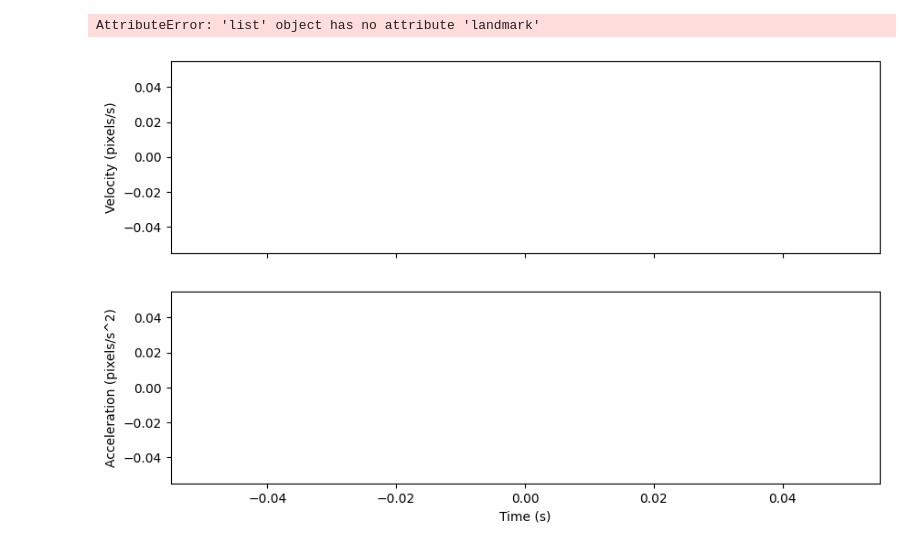
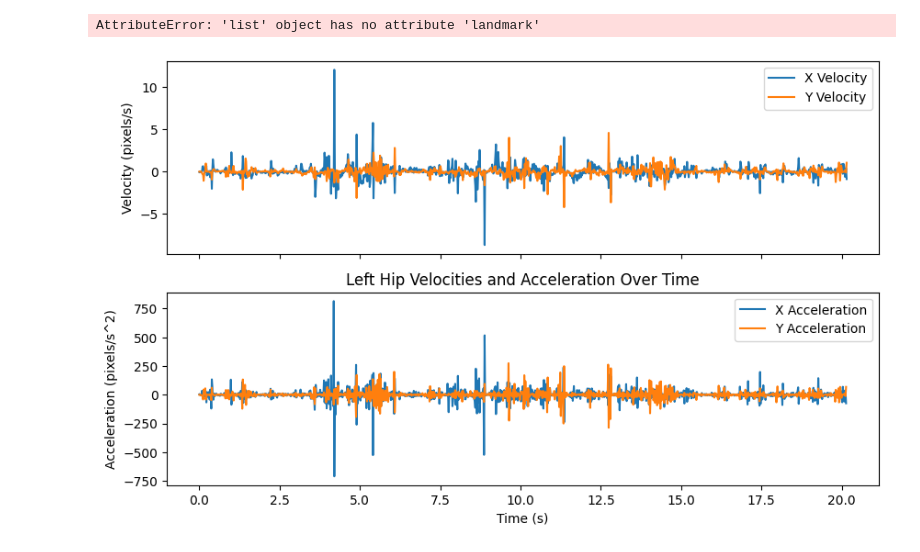
Before and after one commit to SloughJE/aerial_straps_classifier, a Jupyter notebook: noteboooks/test.ipynb, the cells around one changed output. Saved outputs shown, nothing was run; the diff lists cells and outputs as text; code cells hidden in the pictures.

```diff
--- a/noteboooks/test.ipynb
+++ b/noteboooks/test.ipynb
@@ -261,38 +337,44 @@ def extract_keypoints(input_video):
 
     cap.release()
 
     return keypoints, fps
 
 def calculate_velocity_acceleration(keypoints, fps, landmark):
     coordinates = np.array([(lm.x, lm.y) for frame in keypoints for lm in frame.landmark[landmark:landmark+1]])
 
     # Calculate the velocity.
     velocity = np.diff(coordinates, axis=0) * fps
 
     # Calculate the acceleration.
     acceleration = np.diff(velocity, axis=0) * fps
 
     return velocity, acceleration
 
-def plot_velocity_acceleration(velocity, acceleration, fps):
+def plot_velocity_acceleration(velocity, acceleration, fps, landmark):
     time = np.arange(0, len(velocity)) / fps
 
     fig, (ax1, ax2) = plt.subplots(2, 1, figsize=(10, 6), sharex=True)
 
-    ax1.plot(time, velocity)
+    ax1.plot(time, velocity[:, 0], label="X Velocity")
+    ax1.plot(time, velocity[:, 1], label="Y Velocity")
     ax1.set_ylabel("Velocity (pixels/s)")
+    ax1.legend(loc="upper right")
 
-    ax2.plot(time[:-1], acceleration)
+    ax2.plot(time[:-1], acceleration[:, 0], label="X Acceleration")
+    ax2.plot(time[:-1], acceleration[:, 1], label="Y Acceleration")
     ax2.set_xlabel("Time (s)")
     ax2.set_ylabel("Acceleration (pixels/s^2)")
-
+    ax2.legend(loc="upper right")
+    plt.title(f"{landmark_definitions[landmark]} Velocities and Acceleration Over Time")
     plt.show()
 
-input_video = 'input_video.mp4' # Your input video file
-landmark = 15 # Index of the right wrist landmark in MediaPipe Pose
+
+
+input_video = "../data/raw/IMG_3301.mov" # Your input video file
+landmark = 23 # Index of the right wrist landmark in MediaPipe Pose
 
 keypoints, fps = extract_keypoints(input_video)
 velocity, acceleration = calculate_velocity_acceleration(keypoints, fps, landmark)
-plot_velocity_acceleration(velocity, acceleration, fps)
+plot_velocity_acceleration(velocity, acceleration, fps, landmark)
 # %% [output]
-[figure, old version]
+[figure, new version]
```
Also changed, not shown: parts of 10 cells of this notebook.
